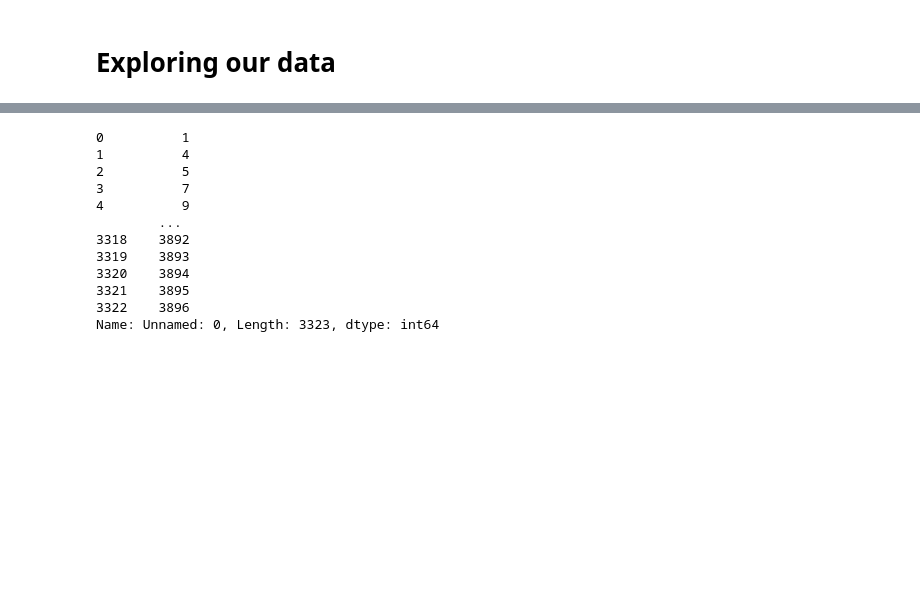
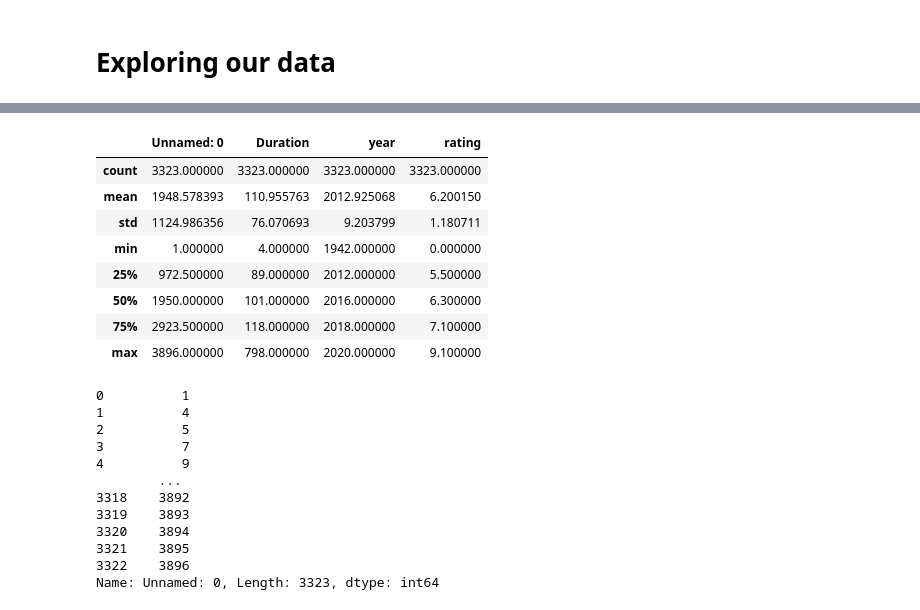
Before and after one commit to Kristian-Abad/Netflix-Movies-Project, a Jupyter notebook: Netflix_Movies.ipynb, the cells around one changed output, grey strips where cells are left out. Drawn from its saved outputs; the diff is of its cells as text; code cells hidden in the pictures; blank space fills up the shorter version.

```diff
--- a/Netflix_Movies.ipynb
+++ b/Netflix_Movies.ipynb
@@ -47,6 +43,18 @@ data.head()
 | 2 | 5 | #Selfie 69 | 119 | 2016 | Comedies, Dramas, International M... | Cristina Jacob | Maia Morgenstern, Olimpia Melinte... | Romania | 6.3 | ... |
 | 3 | 7 | #realityhigh | 99 | 2017 | Comedies | Fernando Lebrija | Nesta Cooper, Kate Walsh, John Mi... | United States | 5.2 | ... |
 | 4 | 9 | 10 Days in Sun City | 87 | 2017 | Comedies, International Movies, R... | Adze Ugah | Ayo Makun, Adesua Etomi, Richard ... | South Africa | 5.3 | ... |
+# %%
+data.describe()
+# %% [output]
+|  | Unnamed: 0 | Duration | year | rating |
+| count | 3323.000000 | 3323.000000 | 3323.000000 | 3323.000000 |
+| mean | 1948.578393 | 110.955763 | 2012.925068 | 6.200150 |
+| std | 1124.986356 | 76.070693 | 9.203799 | 1.180711 |
+| min | 1.000000 | 4.000000 | 1942.000000 | 0.000000 |
+| 25% | 972.500000 | 89.000000 | 2012.000000 | 5.500000 |
+| 50% | 1950.000000 | 101.000000 | 2016.000000 | 6.300000 |
+| 75% | 2923.500000 | 118.000000 | 2018.000000 | 7.100000 |
+| max | 3896.000000 | 798.000000 | 2020.000000 | 9.100000 |
 # %%
 data.loc[:,'Unnamed: 0']
 # %% [output]
```
Also changed, not shown: parts of 2 cells of this notebook.
